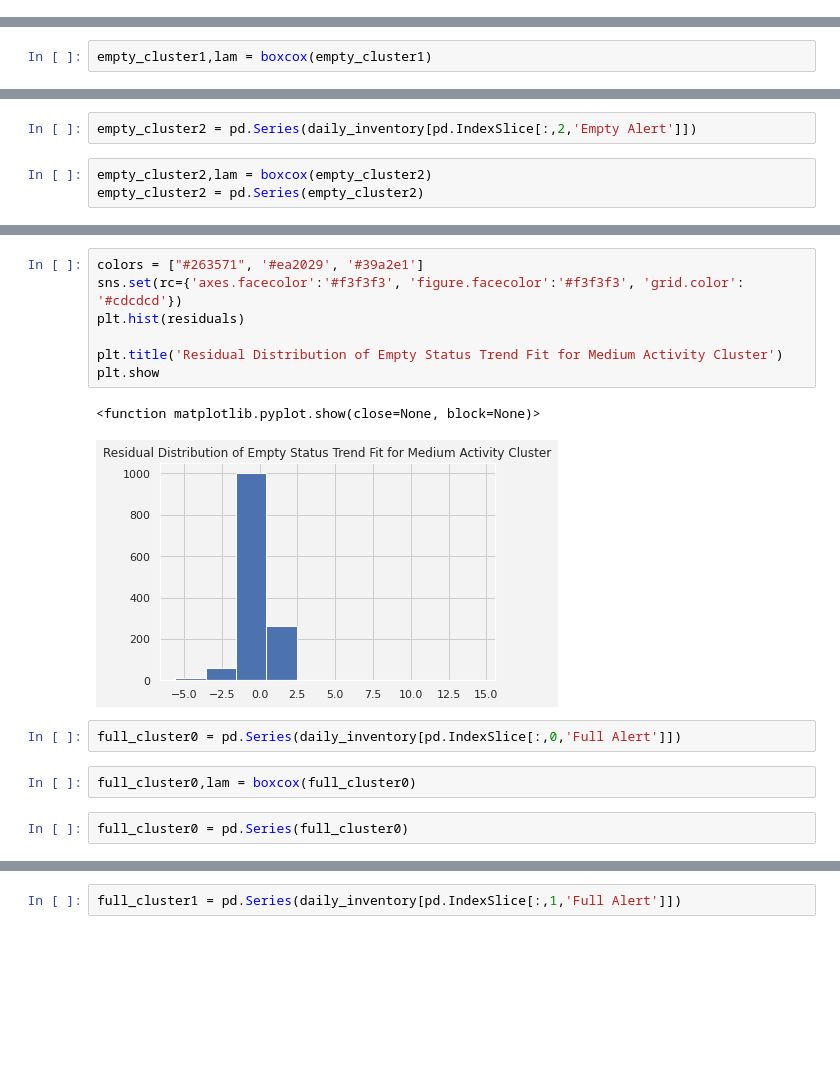
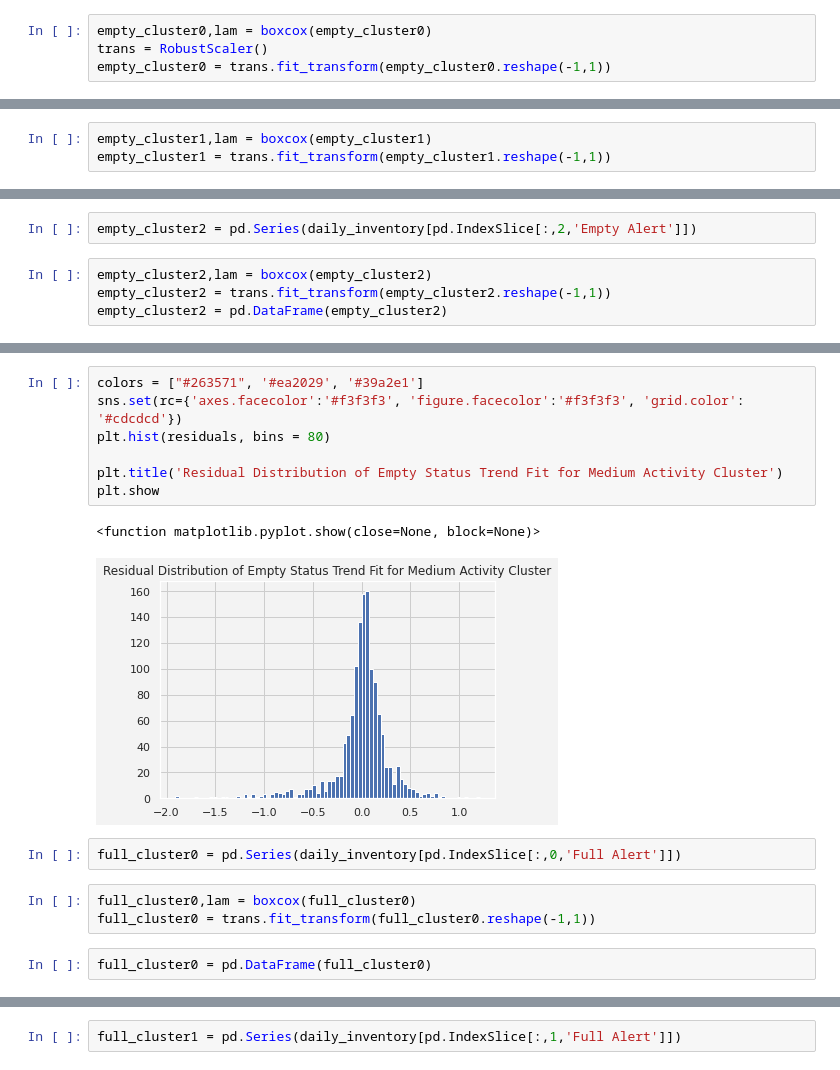
Before and after one commit to evan-kiolbassa/citibike, a Jupyter notebook: Models/Time Series of Dock Status.ipynb, the cells around one changed output, grey strips where cells are left out. Saved outputs shown, nothing was run; the diff lists cells and outputs as text; blank space fills up the shorter version.

```diff
--- a/Models/Time Series of Dock Status.ipynb
+++ b/Models/Time Series of Dock Status.ipynb
@@ -29,4 +30,8 @@ station_data = data_loading()
 daily_inventory = station_data.groupby([pd.Grouper(freq = 'd'), 'cluster','dock_status'])['date'].count()
 # %%
 empty_cluster0 = pd.Series(daily_inventory[pd.IndexSlice[:,0,'Empty Alert']])
+# %%
+empty_cluster0,lam = boxcox(empty_cluster0)
+trans = RobustScaler()
+empty_cluster0 = trans.fit_transform(empty_cluster0.reshape(-1,1))
 # %%
@@ -116,4 +109,5 @@ plt.show
 empty_cluster1 = pd.Series(daily_inventory[pd.IndexSlice[:,1,'Empty Alert']])
 # %%
 empty_cluster1,lam = boxcox(empty_cluster1)
+empty_cluster1 = trans.fit_transform(empty_cluster1.reshape(-1,1))
 # %%
@@ -166,7 +160,8 @@ plt.show
 empty_cluster2 = pd.Series(daily_inventory[pd.IndexSlice[:,2,'Empty Alert']])
 # %%
 empty_cluster2,lam = boxcox(empty_cluster2)
-empty_cluster2 = pd.Series(empty_cluster2)
+empty_cluster2 = trans.fit_transform(empty_cluster2.reshape(-1,1))
+empty_cluster2 = pd.DataFrame(empty_cluster2)
 # %%
 empty_status2_fit, predictions, test, residuals = model_creation(empty_cluster2)
 # %% [output]
@@ -204,19 +199,20 @@ plt.show()
 # %%
 colors = ["#263571", '#ea2029', '#39a2e1']
 sns.set(rc={'axes.facecolor':'#f3f3f3', 'figure.facecolor':'#f3f3f3', 'grid.color': '#cdcdcd'})
-plt.hist(residuals)
+plt.hist(residuals, bins = 80)
 
 plt.title('Residual Distribution of Empty Status Trend Fit for Medium Activity Cluster')
 plt.show
 # %% [output]
 <function matplotlib.pyplot.show(close=None, block=None)>
-[figure, old version]
+[figure, new version]
 # %%
 full_cluster0 = pd.Series(daily_inventory[pd.IndexSlice[:,0,'Full Alert']])
 # %%
 full_cluster0,lam = boxcox(full_cluster0)
+full_cluster0 = trans.fit_transform(full_cluster0.reshape(-1,1))
 # %%
-full_cluster0 = pd.Series(full_cluster0)
+full_cluster0 = pd.DataFrame(full_cluster0)
 # %%
 full_status0_fit, predictions, test, residuals = model_creation(full_cluster0)
 # %% [output]
```
Also changed, not shown: parts of 46 cells of this notebook.
